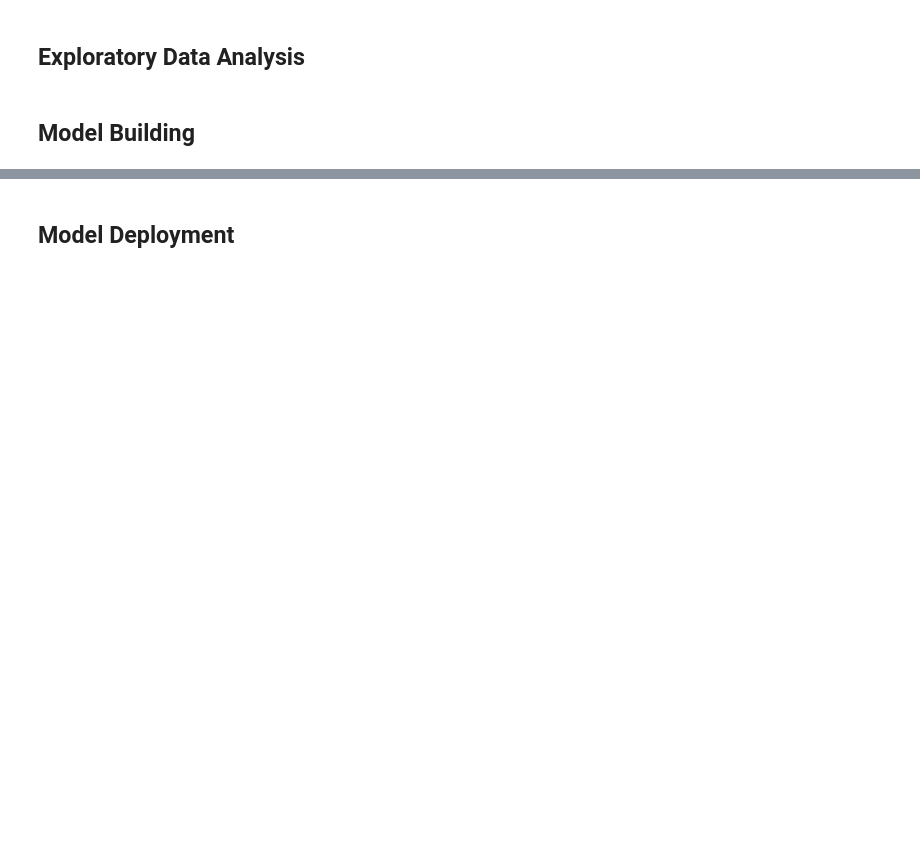
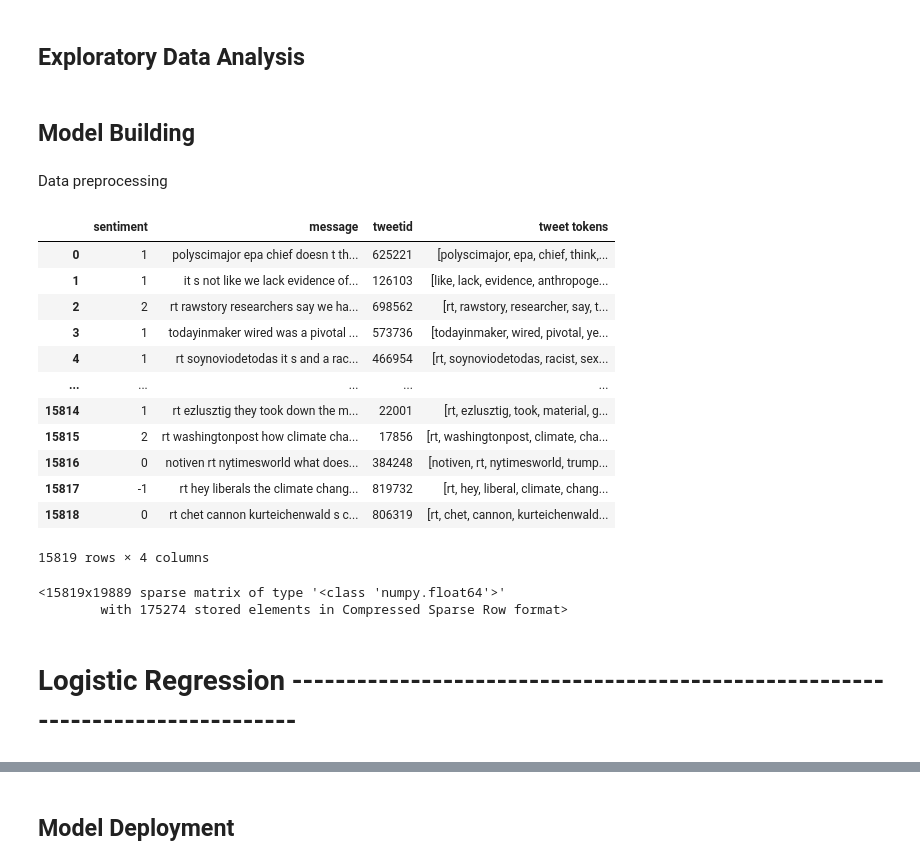
Before and after one commit to ThandokuhleNgqamba/classification-predict-streamlit-template, a Jupyter notebook: Classification.ipynb, the cells around one changed output, grey strips where cells are left out. Drawn from its saved outputs; the diff is of its cells as text; code cells hidden in the pictures; blank space fills up the shorter version.

```diff
--- a/Classification.ipynb
+++ b/Classification.ipynb
@@ -41,0 +124,3 @@ Testdata.head()
+# %%
+for i,row in train_df.iterrows():
+    train_df.at[i,'message'] = tweet_preprocessor(row['message'])
@@ -45,0 +174,52 @@ Testdata.head()
+# %% [markdown]
+Data preprocessing
+# %%
+def data_preprocessing(df):
+    lemm = WordNetLemmatizer()
+    Tokenized_Doc=[]
+    stopWords = set(stopwords.words('english'))
+
+    for tweet in df['message']:
+
+        onlyWords = re.sub('[^a-zA-Z]', ' ', tweet)     #keeping only words
+        url = re.compile(r'https?://\S+|www\.\S+')      #removing URLs
+        review_ = url.sub(r'',onlyWords)
+        html=re.compile(r'<.*?>')
+        review_ = html.sub(r'',review_)
+        emojis = re.compile("["
+                           u"\U0001F600-\U0001F64F"     # emoticons
+                           u"\U0001F300-\U0001F5FF"     # symbols & pictographs
+                           u"\U0001F680-\U0001F6FF"     # transport & map symbols
+                           u"\U0001F1E0-\U0001F1FF"     # flags (iOS)
+                           u"\U00002702-\U000027B0"
+                           u"\U000024C2-\U0001F251"
+                           "]+", flags=re.UNICODE)
+
+        review_ = emojis.sub(r'',review_)
+        tokenizer = RegexpTokenizer(r'\w+')
+        tokens = tokenizer.tokenize(review_)
+        gen_tweets = [lemm.lemmatize(token) for token in tokens if not token in stopWords]
+        Tokenized_Doc.append(gen_tweets)
+        df['tweet tokens'] = pd.Series(Tokenized_Doc)
+
+    return df
+# %%
+# Preprocessing the data
+train_df = data_preprocessing(train_df)
+test_df = data_preprocessing(test_df)
+# %%
+train_df
+# %% [output]
+|  | sentiment | message | tweetid | tweet tokens |
+| 0 | 1 | polyscimajor epa chief doesn t th... | 625221 | [polyscimajor, epa, chief, think,... |
+| 1 | 1 | it s not like we lack evidence of... | 126103 | [like, lack, evidence, anthropoge... |
+| 2 | 2 | rt rawstory researchers say we ha... | 698562 | [rt, rawstory, researcher, say, t... |
+| 3 | 1 | todayinmaker wired was a pivotal ... | 573736 | [todayinmaker, wired, pivotal, ye... |
+| 4 | 1 | rt soynoviodetodas it s and a rac... | 466954 | [rt, soynoviodetodas, racist, sex... |
+| ... | ... | ... | ... | ... |
+| 15814 | 1 | rt ezlusztig they took down the m... | 22001 | [rt, ezlusztig, took, material, g... |
+| 15815 | 2 | rt washingtonpost how climate cha... | 17856 | [rt, washingtonpost, climate, cha... |
+| 15816 | 0 | notiven rt nytimesworld what does... | 384248 | [notiven, rt, nytimesworld, trump... |
+| 15817 | -1 | rt hey liberals the climate chang... | 819732 | [rt, hey, liberal, climate, chang... |
+| 15818 | 0 | rt chet cannon kurteichenwald s c... | 806319 | [rt, chet, cannon, kurteichenwald... |
+15819 rows × 4 columns
@@ -45,0 +236,7 @@ Testdata.head()
+# %%
+X
+# %% [output]
+<15819x19889 sparse matrix of type '<class 'numpy.float64'>'
+        with 175274 stored elements in Compressed Sparse Row format>
+# %% [markdown]
+# Logistic Regression -------------------------------------------------------------------------------
```
Also changed, not shown: parts of 42 cells of this notebook.
